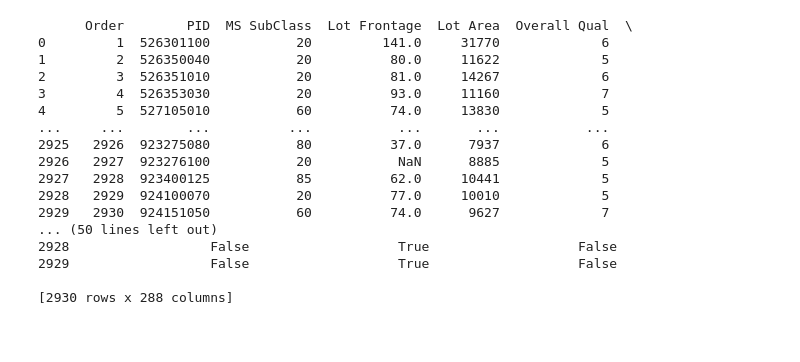
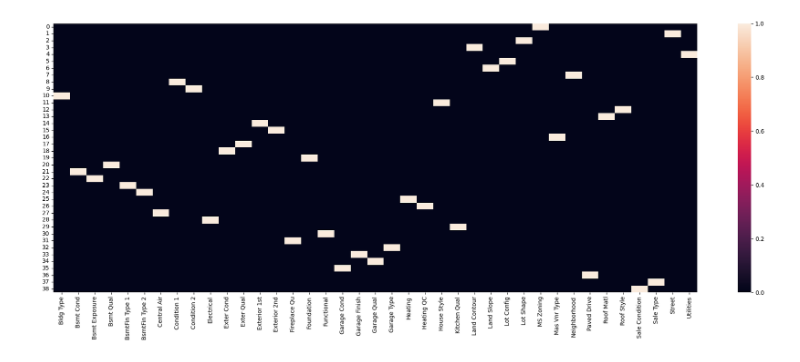
Before and after one commit to dammyjones/House_prediction, a Jupyter notebook: ames_housing.ipynb, the cells around one changed output. Cells and saved outputs as stored; diff of their text form; code cells hidden in the pictures; blank space fills up the shorter version.

```diff
--- a/ames_housing.ipynb
+++ b/ames_housing.ipynb
@@ -42,22 +56,9 @@ Categorical columns: Index(['MS Zoning', 'Street', 'Lot Shape', 'Land Contour',
 # %%
 # One-hot encode categorical columns
-housing_dt = pd.get_dummies(housing_dt, columns=categorical_columns)
-print(housing_dt)
+housing=pd.get_dummies(categorical_columns,columns=['new column'])
+plt.figure(figsize=(20,8))
+sns.heatmap(housing)
+
+plt.tight_layout()
 # %% [output]
-      Order        PID  MS SubClass  Lot Frontage  Lot Area  Overall Qual  \
-0         1  526301100           20         141.0     31770             6
-1         2  526350040           20          80.0     11622             5
-2         3  526351010           20          81.0     14267             6
-3         4  526353030           20          93.0     11160             7
-4         5  527105010           60          74.0     13830             5
-...     ...        ...          ...           ...       ...           ...
-2925   2926  923275080           80          37.0      7937             6
-2926   2927  923276100           20           NaN      8885             5
-2927   2928  923400125           85          62.0     10441             5
-2928   2929  924100070           20          77.0     10010             5
-2929   2930  924151050           60          74.0      9627             7
-... (50 lines left out)
-2928                  False                   True                   False
-2929                  False                   True                   False
-
-[2930 rows x 288 columns]
+[figure, added]
```
Also changed, not shown: parts of 4 cells of this notebook.
